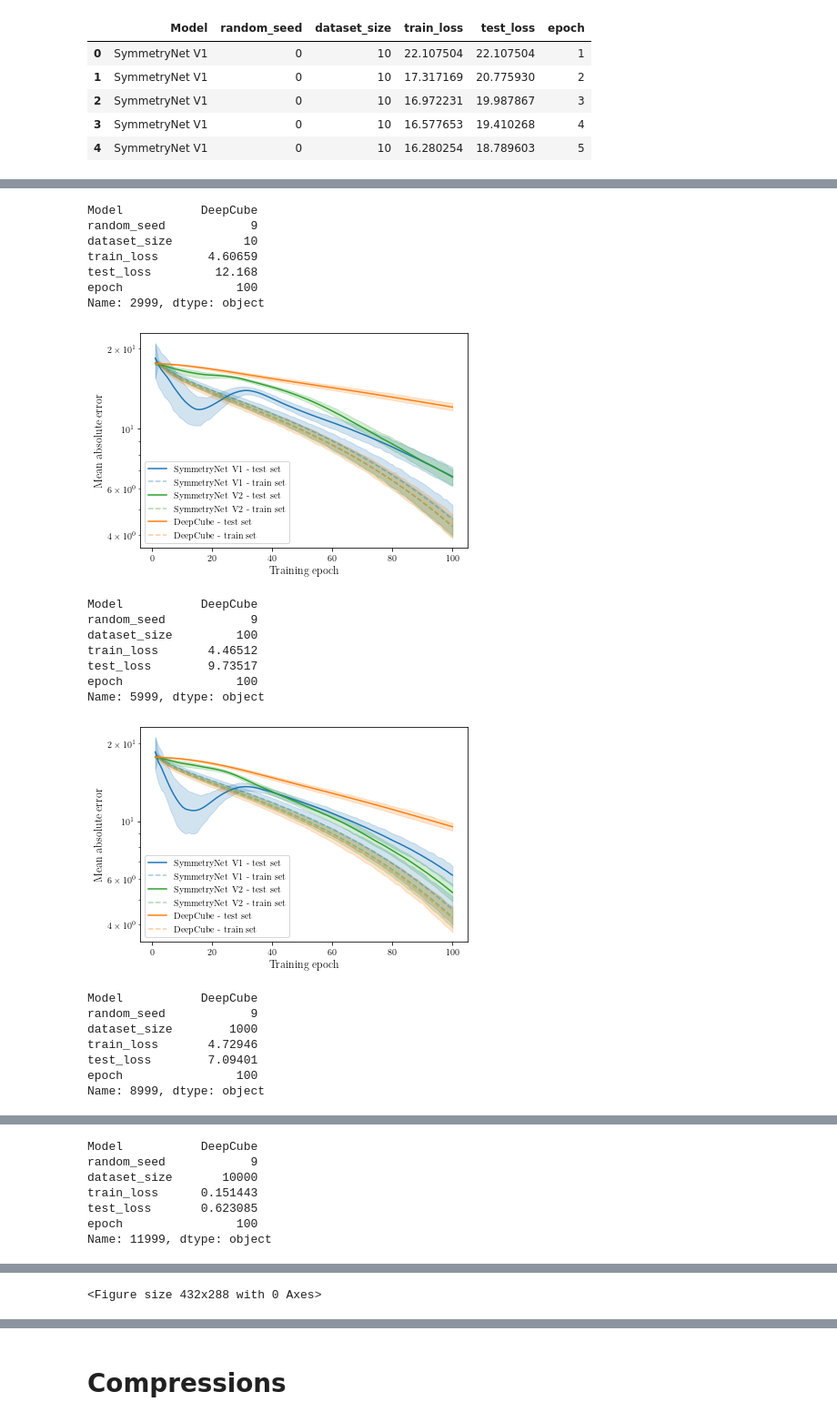
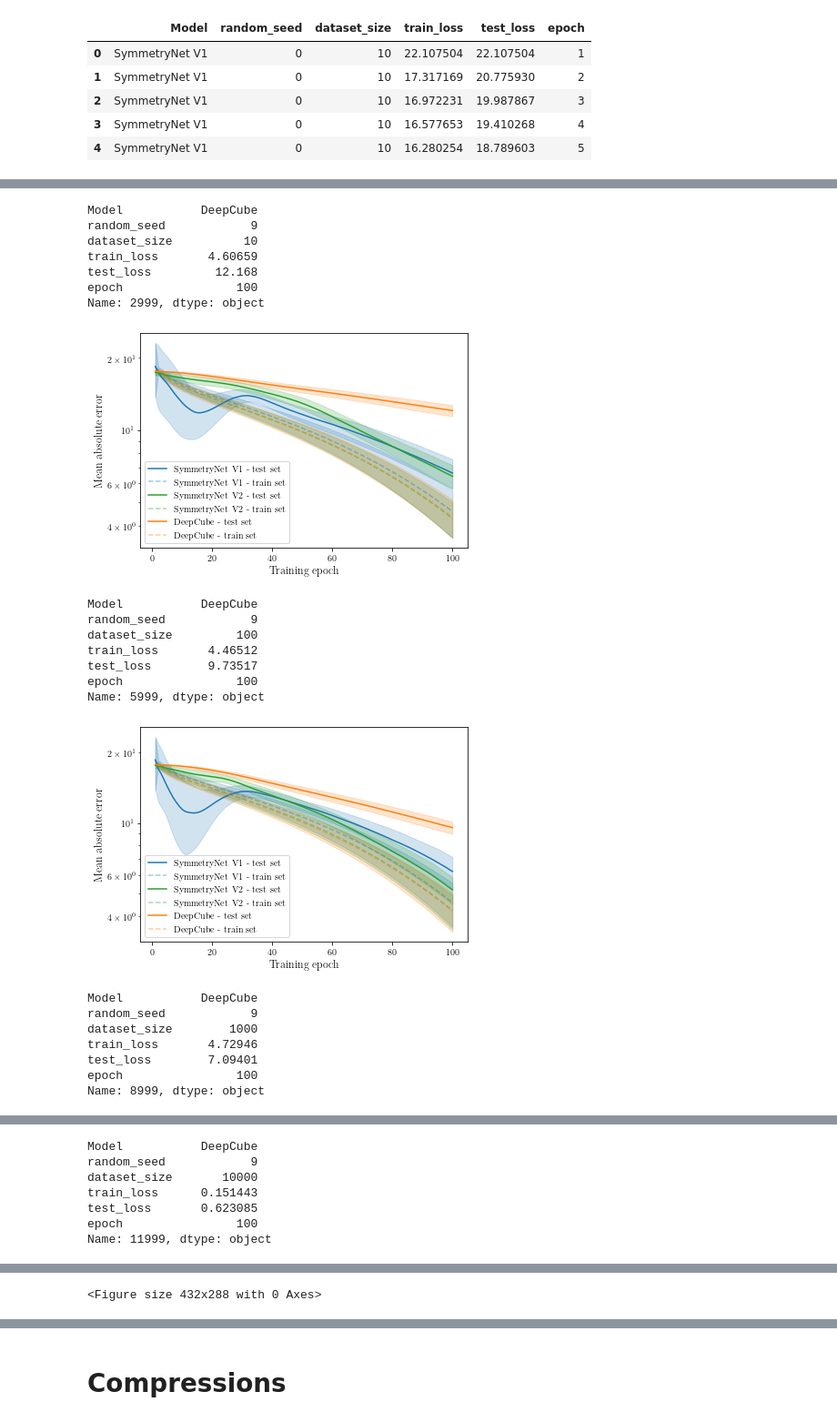
Before and after one commit to martin-krutsky/rubik-dl-symmetries, a Jupyter notebook: analyzeResults.ipynb, the cells around one changed output, grey strips where cells are left out. Shown at 91% size. Drawn from its saved outputs; the diff is of its cells as text; code cells hidden in the pictures.

```diff
--- a/analyzeResults.ipynb
+++ b/analyzeResults.ipynb
@@ -240,7 +242,7 @@ for test_size in test_sizes:
 for test_size in test_sizes:
     df_test_size = df[(df['test_size'] == test_size)]  # & (df['epoch'] % 10 == 0)]
     print(df_test_size.iloc[-1])
-    sns.lineplot(data=df_test_size, x="epoch", y="test_loss", hue="Model", palette=colors)
+    sns.lineplot(data=df_test_size, x="epoch", y="test_loss", hue="Model", palette=colors, ci='sd')
 #     plt.title(f'Convergence of MAE on test set, 10 random seeds, test size {test_size:0.1f}', fontsize=14)
     plt.title('')
     plt.yscale('log')
@@ -310,9 +312,9 @@ for test_size in test_sizes:
     print(df_test_size.iloc[-1])
     for q, model in enumerate(models):
         sns.lineplot(data=df_test_size[df_test_size['Model'] == model_label_dict[model]], x="epoch", y="test_loss",
-                     label=f"{model_label_dict[model]} - test set", color=colors[q])
+                     label=f"{model_label_dict[model]} - test set", color=colors[q], ci='sd')
         sns.lineplot(data=df_test_size[df_test_size['Model'] == model_label_dict[model]], x="epoch", y="train_loss",
-                     label=f"{model_label_dict[model]} - train set", linestyle='--', color=colors[q], alpha=0.4)
+                     label=f"{model_label_dict[model]} - train set", linestyle='--', color=colors[q], alpha=0.4, ci='sd')
 #     plt.title(f'Convergence of MAE, 10 random seeds, test size {test_size:0.1f}', fontsize=14)
     plt.title('')
     plt.yscale('log')
@@ -529,7 +533,7 @@ for dataset_size in dataset_sizes:
     df_dataset_size = df[(df['dataset_size'] == dataset_size)] # & (df['epoch'] % 10 == 0)]
     display(df_dataset_size.head())
     print(len(df_dataset_size.index))
-    sns.lineplot(data=df_dataset_size, x="epoch", y="train_loss", hue="Model", palette=colors)
+    sns.lineplot(data=df_dataset_size, x="epoch", y="train_loss", hue="Model", palette=colors, ci='sd')
     plt.title('')
     plt.title(f'Convergence of MAE on train set, 10 random seeds, dataset size {dataset_size}', fontsize=14)
     plt.yscale('log')
@@ -582,7 +586,7 @@ for dataset_size in dataset_sizes:
     df_dataset_size = df[(df['dataset_size'] == dataset_size)] # & (df['epoch'] % 10 == 0)]
     display(df_dataset_size.head())
     print(len(df_dataset_size.index))
-    sns.lineplot(data=df_dataset_size, x="epoch", y="test_loss", hue="Model", palette=colors)
+    sns.lineplot(data=df_dataset_size, x="epoch", y="test_loss", hue="Model", palette=colors, ci='sd')
 #     plt.title(f'Convergence of MAE on test set, 10 random seeds, dataset size {dataset_size}', fontsize=14)
     plt.title('')
     plt.yscale('log')
@@ -632,34 +636,34 @@ for dataset_size in dataset_sizes:
 # %%
 for dataset_size in dataset_sizes:
     df_dataset_size = df[(df['dataset_size'] == dataset_size)] # & (df['epoch'] % 10 == 0)]
     print(df_dataset_size.iloc[-1])
     for q, model in enumerate(models):
         model_r = model.replace('_adv', '')
         sns.lineplot(data=df_dataset_size[df_dataset_size['Model'] == model_label_dict[model_r]], x="epoch", y="test_loss",
-                     label=f"{model_label_dict[model_r]} - test set", color=colors[q])
+                     label=f"{model_label_dict[model_r]} - test set", color=colors[q], ci='sd')
         sns.lineplot(data=df_dataset_size[df_dataset_size['Model'] == model_label_dict[model_r]], x="epoch", y="train_loss",
-                     label=f"{model_label_dict[model_r]} - train set", linestyle='--', color=colors[q], alpha=0.4)
+                     label=f"{model_label_dict[model_r]} - train set", linestyle='--', color=colors[q], alpha=0.4, ci='sd')
 #     plt.title(f'Convergence of MAE, 10 random seeds, dataset size {dataset_size}', fontsize=14)
     plt.title('')
     plt.yscale('log')
     plt.xlabel('Training epoch', fontsize=12)
     plt.ylabel('Mean absolute error', fontsize=12)
     plt.legend(title='')
     plt.tight_layout()
     plt.savefig(f'imgs/convergence/{DATASET}_adv/train_test_combined/train_test_conv_datasetsize_{dataset_size}.png', dpi=100)
     plt.savefig(f'imgs/convergence/{DATASET}_adv/train_test_combined/train_test_conv_datasetsize_{dataset_size}.pdf', format='pdf')
     plt.show()
     plt.cla()
     plt.clf()
 # %% [output]
 Model           DeepCube
 random_seed            9
 dataset_size          10
 train_loss       4.60659
 test_loss         12.168
 epoch                100
 Name: 2999, dtype: object
-[figure, old version]
+[figure, new version]
 Model           DeepCube
 random_seed            9
 dataset_size         100
@@ -667,7 +671,7 @@ train_loss       4.46512
 test_loss        9.73517
 epoch                100
 Name: 5999, dtype: object
-[figure, old version]
+[figure, new version]
 Model           DeepCube
 random_seed            9
 dataset_size        1000
```
Also changed, not shown: parts of 12 cells of this notebook, 1 other file.
